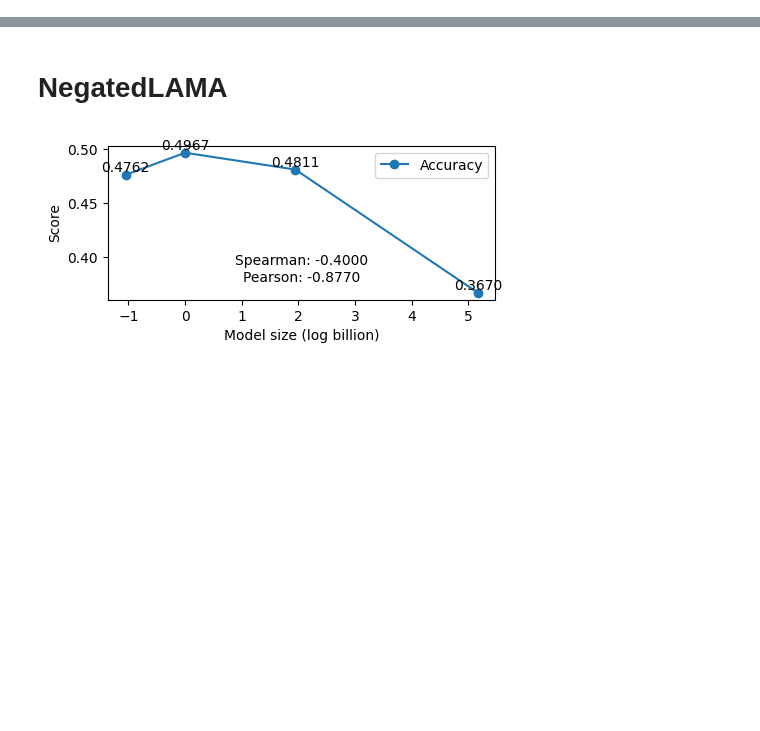
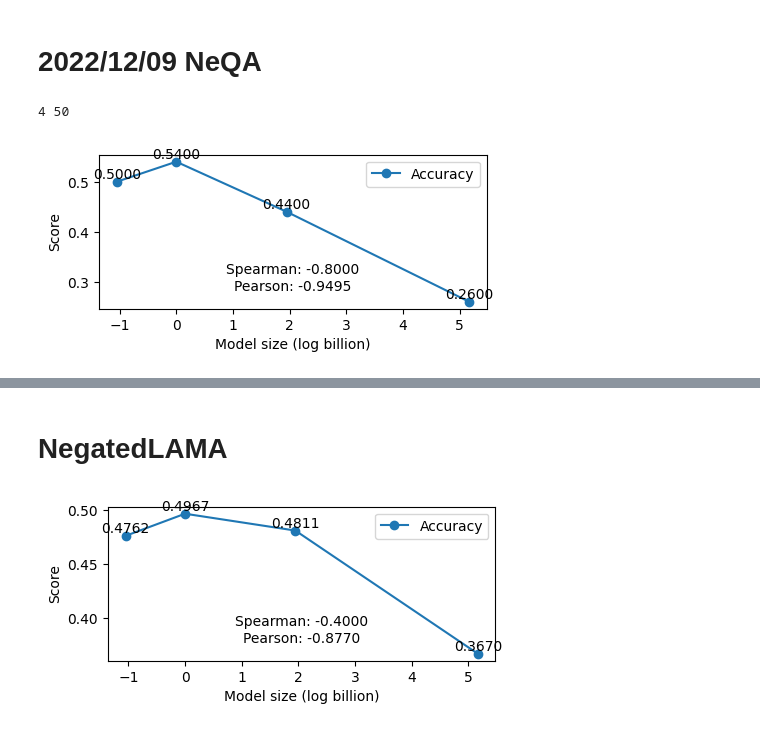
Before and after one commit to yuhui-zh15/InverseScaling, a Jupyter notebook: eval_pipeline/results/analyze_results.ipynb, the cells around one changed output, grey strips where cells are left out. Drawn from its saved outputs; the diff is of its cells as text; code cells hidden in the pictures; blank space fills up the shorter version.

```diff
--- a/eval_pipeline/results/analyze_results.ipynb
+++ b/eval_pipeline/results/analyze_results.ipynb
@@ -6,21 +6,26 @@ import numpy as np
 from scipy.stats import pearsonr, spearmanr
 
 
-def load_data(folder, return_predictions=False):
+def load_data(folder, models=["openai_ada", "openai_babbage", "openai_curie", "openai_davinci"], return_predictions=False, get_inputs=True, folder_filter=lambda x: True):
     results, predictions = [], []
-    for model in ["ada", "babbage", "curie", "davinci"]:
-        subfolder = [name for name in os.listdir(folder) if model in name][0]
+    for model in models:
+        subfolder = [name for name in os.listdir(folder) if model in name and folder_filter(name)]
+        assert len(subfolder) == 1, f"Found {len(subfolder)} subfolders for {model}"
+        subfolder = subfolder[0]
         with open(f"{folder}/{subfolder}/per_instance_stats.json") as f:
-            result = [item for item in json.load(f) if item["stats"][0]["name"]["name"] == "max_prob"]
+            result = [item for item in json.load(f) if item["stats"][0]["name"]["name"] == "num_references"]
             results.append(result)
         with open(f"{folder}/{subfolder}/scenario_state.json") as f:
             prediction = [item["result"]["completions"][0]["text"] for item in json.load(f)["request_states"]]
             predictions.append(prediction)
 
-    inputs = [json.loads(line) for line in open(f"{folder}/inputs.jsonl")]
+    if get_inputs:
+        inputs = [json.loads(line) for line in open(f"{folder}/inputs.jsonl")]
+        for result in results:
+            assert len(result) == len(inputs)
+    else:
+        inputs = [None] * len(results[0])
 
-    for result in results:
-        assert len(result) == len(inputs)
 
     if return_predictions:
         return inputs, results, predictions
@@ -35,8 +40,12 @@ def compute_stats(inputs, results, filter_fn=lambda x: True):
         accs.append([])
         for item, item_result in zip(inputs, result):
             if filter_fn(item):
-                probs[-1].append(item_result["stats"][0]["sum"])
-                accs[-1].append(item_result["stats"][1]["sum"])
+                for stat in item_result["stats"]:
+                    if stat["name"]["name"] == "suffix_exact_match":  # TODO: change to exact_match for results before 12/10
+                        accs[-1].append(stat["sum"])
+                    elif stat["name"]["name"] == "max_prob":
+                        probs[-1].append(stat["sum"])
+
     for i in range(len(probs)):
         probs[i] = sum(probs[i]) / len(probs[i])
         accs[i] = sum(accs[i]) / len(accs[i])
@@ -74,0 +152,14 @@ def plot_curve(probs, accs):
+# %% [markdown]
+# 2022/12/09 NeQA
+# %%
+inputs, results = load_data(
+    "../helm/benchmark_output/runs/1209_50instances/",
+    models=["openai_ada", "openai_babbage", "openai_curie", "openai_davinci"],
+    get_inputs=False
+)
+print(len(results), len(results[0]))
+probs, accs = compute_stats(inputs, results)
+plot_curve(probs, accs)
+# %% [output]
+4 50
+[figure, added]
```
Also changed, not shown: parts of 5 cells of this notebook.
